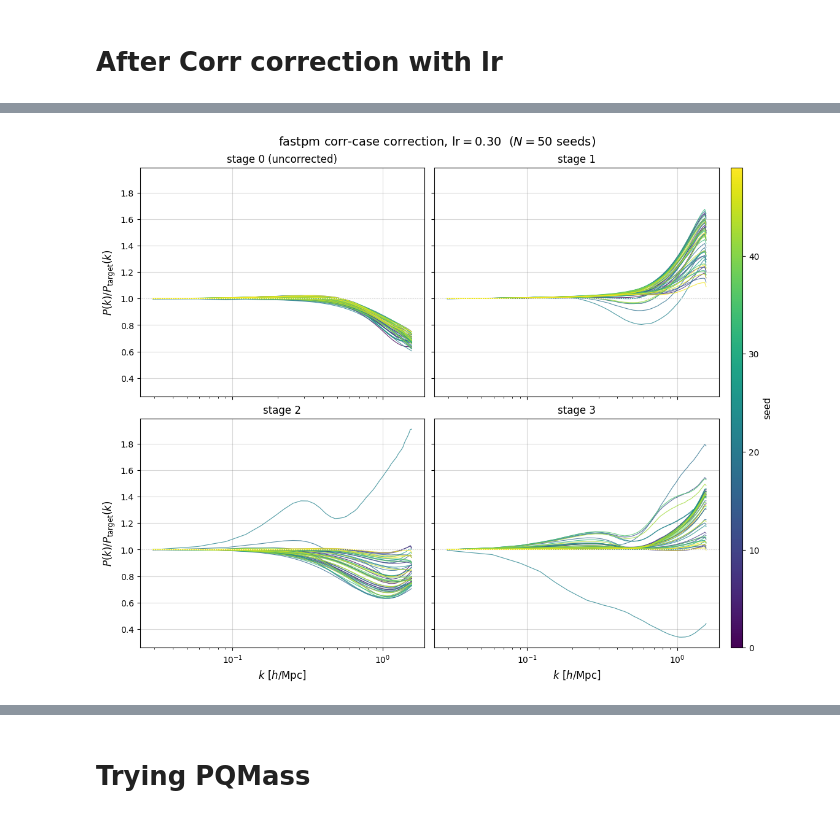
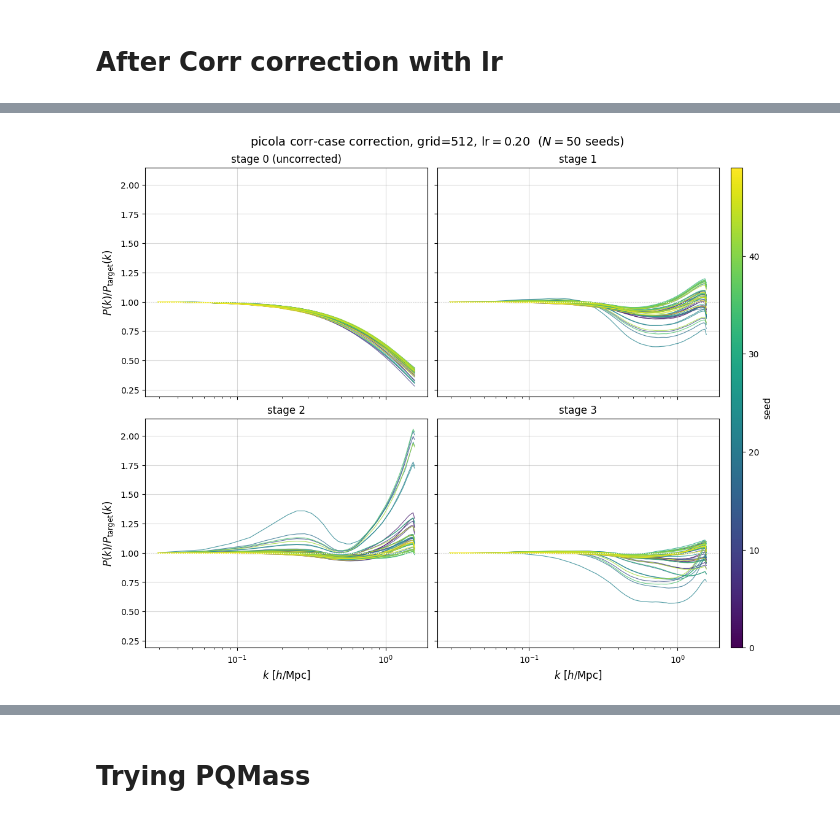
Before and after one commit to anirbanbairagi/Power-Spectrum-Change-Under-Gradient-Perturbation, a Jupyter notebook: plots_Q_set.ipynb, the cells around one changed output, grey strips where cells are left out. Saved outputs shown, nothing was run; the diff lists cells and outputs as text; code cells hidden in the pictures.

```diff
--- a/plots_Q_set.ipynb
+++ b/plots_Q_set.ipynb
@@ -363,4 +358,4 @@ fig, axes = plot_pk_ratio_grid_corr(CORR_ROOT, "picola", lr=0.5, figroot=os.path
-# %%
-fig, axes = plot_pk_ratio_grid_corr(CORR_ROOT, "fastpm", lr=0.3, figroot=os.path.join(basedir, "FASTPM"))
-# %% [output]
-[figure, removed]
+# %%
+fig, axes = plot_pk_ratio_grid_corr(CORR_ROOT, "picola", lr=0.2, grid=512, figroot=os.path.join(basedir, "PICOLA"))
+# %% [output]
+[figure, added]
```
Also changed, not shown: parts of 29 cells of this notebook.
